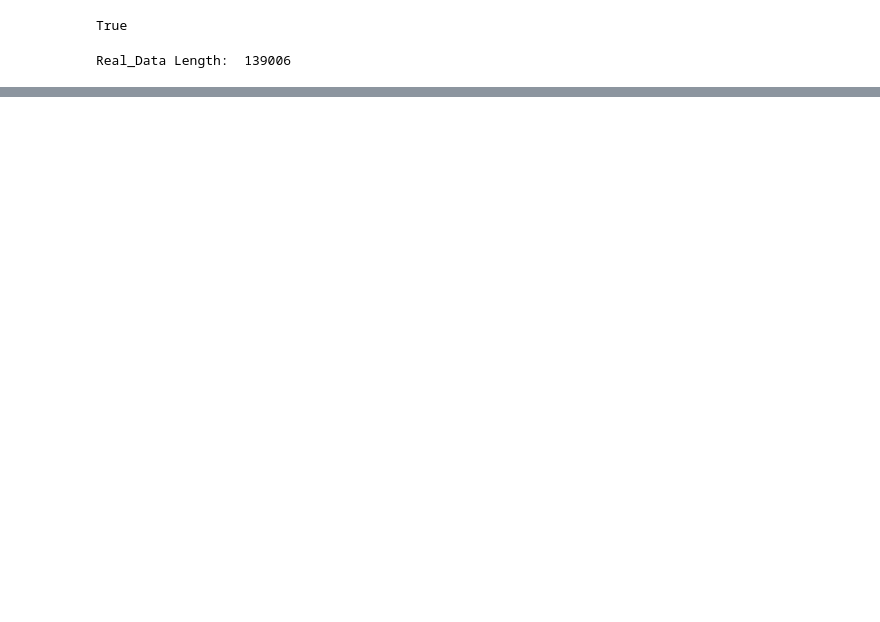
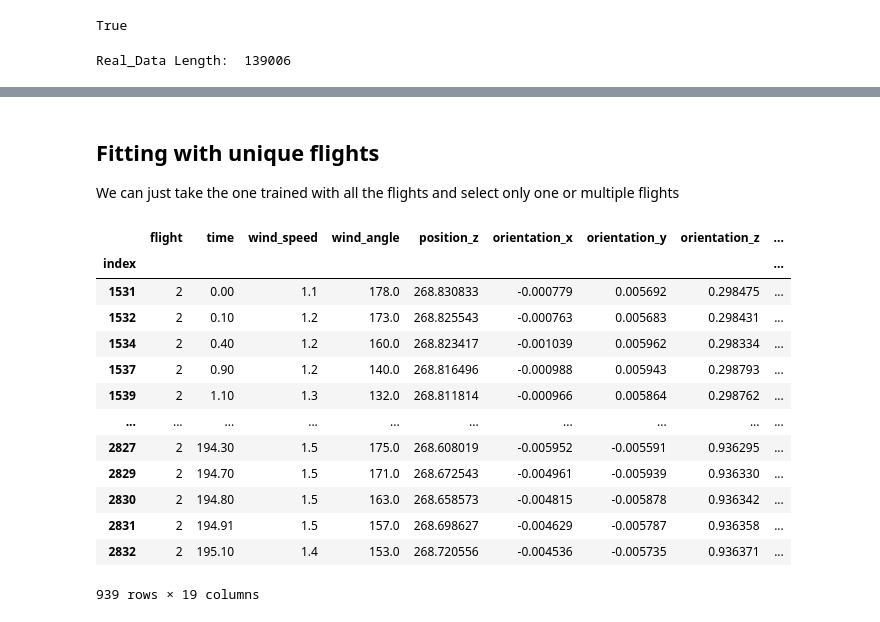
Before and after one commit to multitel-ai/nsw-certification, a Jupyter notebook: Data_Augmentation/DA/AugmentTS.ipynb, the cells around one changed output, grey strips where cells are left out. Saved outputs shown, nothing was run; the diff lists cells and outputs as text; code cells hidden in the pictures; blank space fills up the shorter version.

```diff
--- a/Data_Augmentation/DA/AugmentTS.ipynb
+++ b/Data_Augmentation/DA/AugmentTS.ipynb
@@ -202,0 +239,7 @@ array([[111.53832],
+# %% [markdown]
+## Fitting with unique flights
+We can just take the one trained with all the flights and select only one or multiple flights
+# %%
+# number of samples to generate and to plot
+flight_unique = 1
+number_of_samples_unique = 1000
@@ -202,0 +252,24 @@ array([[111.53832],
+# %%
+df = real_data
+
+flight_data_list = []
+
+for n, g in df.groupby('flight'):
+    flight_data_list.append(g)
+
+flight_data_list[flight_unique]
+# %% [output]
+|  | flight | time | wind_speed | wind_angle | position_z | orientation_x | orientation_y | orientation_z | ... |
+| index |  |  |  |  |  |  |  |  | ... |
+| 1531 | 2 | 0.00 | 1.1 | 178.0 | 268.830833 | -0.000779 | 0.005692 | 0.298475 | ... |
+| 1532 | 2 | 0.10 | 1.2 | 173.0 | 268.825543 | -0.000763 | 0.005683 | 0.298431 | ... |
+| 1534 | 2 | 0.40 | 1.2 | 160.0 | 268.823417 | -0.001039 | 0.005962 | 0.298334 | ... |
+| 1537 | 2 | 0.90 | 1.2 | 140.0 | 268.816496 | -0.000988 | 0.005943 | 0.298793 | ... |
+| 1539 | 2 | 1.10 | 1.3 | 132.0 | 268.811814 | -0.000966 | 0.005864 | 0.298762 | ... |
+| ... | ... | ... | ... | ... | ... | ... | ... | ... | ... |
+| 2827 | 2 | 194.30 | 1.5 | 175.0 | 268.608019 | -0.005952 | -0.005591 | 0.936295 | ... |
+| 2829 | 2 | 194.70 | 1.5 | 171.0 | 268.672543 | -0.004961 | -0.005939 | 0.936330 | ... |
+| 2830 | 2 | 194.80 | 1.5 | 163.0 | 268.658573 | -0.004815 | -0.005878 | 0.936342 | ... |
+| 2831 | 2 | 194.91 | 1.5 | 157.0 | 268.698627 | -0.004629 | -0.005787 | 0.936358 | ... |
+| 2832 | 2 | 195.10 | 1.4 | 153.0 | 268.720556 | -0.004536 | -0.005735 | 0.936371 | ... |
+939 rows × 19 columns
```
Also changed, not shown: parts of 15 cells of this notebook, 13 other files.
